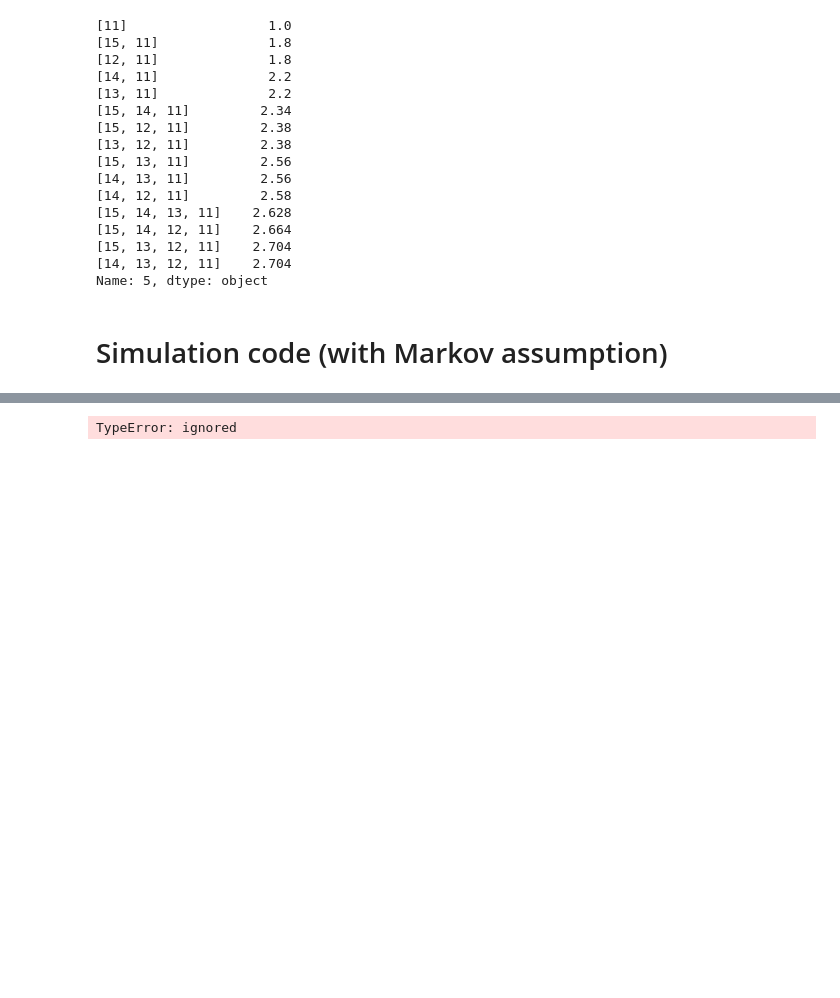
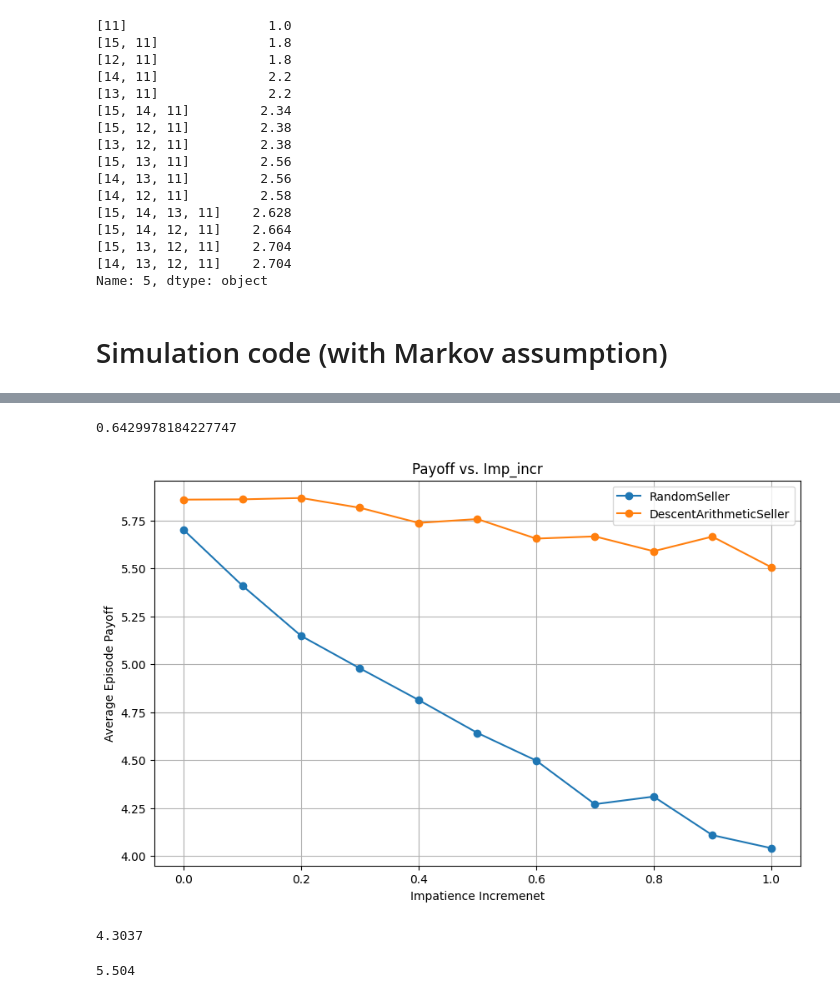
Before and after one commit to Lenguist/insight-game-ai, a Jupyter notebook: simple_sim_united.ipynb, the cells around one changed output, grey strips where cells are left out. Cells and saved outputs as stored; diff of their text form; code cells hidden in the pictures; blank space fills up the shorter version.

```diff
--- a/simple_sim_united.ipynb
+++ b/simple_sim_united.ipynb
@@ -628,7 +600,0 @@ Q = np.zeros((num_states, num_actions))
-# %%
-# simulation
-value = 10
-range_min = 11
-range_max = 15
-imp_incr = 0.5
-imp_init = 0
@@ -694,17 +600,0 @@ np.random.random()
-# %%
-
-
-rounds = 1000000
-i = 0
-while i < rounds:
-  maxprice = int(random.uniform(range_min, range_max+1)) #+1 to include the upper bound
-  buyer = Buyer(maxprice, imp_init, imp_incr)
-  seller = DescentByOneSeller(value, range_max)
-
-  interaction = Interaction(buyer, seller, verbose=False)
-  profit = interaction.run_interaction()
-  total_profit += profit
-  i+= 1
-print(f"Total_profit is ${total_profit} over {rounds} rounds for an average return of ${round(total_profit/rounds,2)}")
-# %% [output]
-TypeError: ignored
@@ -755,0 +601,8 @@ print(Q)
+# %%
+import numpy as np
+mean = random.choice([i / 10.0 for i in range(11)])
+variance = 0.2
+impatience = list(np.random.normal(mean, variance, 1))[0]
+impatience
+# %% [output]
+0.6429978184227747
@@ -755,0 +746,16 @@ print(Q)
+# %%
+import matplotlib.pyplot as plt
+
+plt.figure(figsize=(10, 6))
+plt.plot(imp_list, random_results, marker='o', label=f'RandomSeller')
+plt.plot(imp_list, arithmetic_results, marker='o', label=f'DescentArithmeticSeller')
+plt.title('Payoff vs. Imp_incr')
+plt.xlabel('Impatience Incremenet')
+plt.ylabel('Average Episode Payoff')
+plt.grid()
+
+plt.legend()  # This will create a legend using the labels specified in the plot functions
+
+plt.show()
+# %% [output]
+[figure, added]
@@ -755,0 +789,10 @@ print(Q)
+# %%
+# random agent random impatience results
+random_results
+# %% [output]
+4.3037
+# %%
+# arithmetic agent random impatience result
+arithmetic_results
+# %% [output]
+5.504
```
Also changed, not shown: parts of 30 cells of this notebook.
